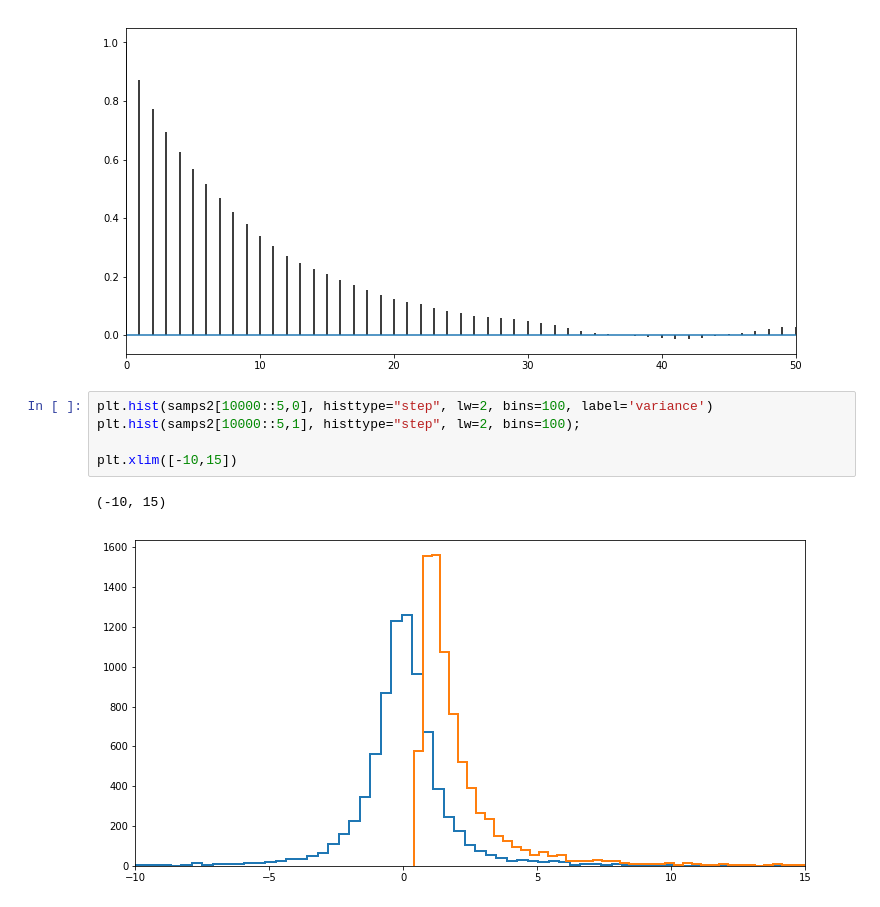
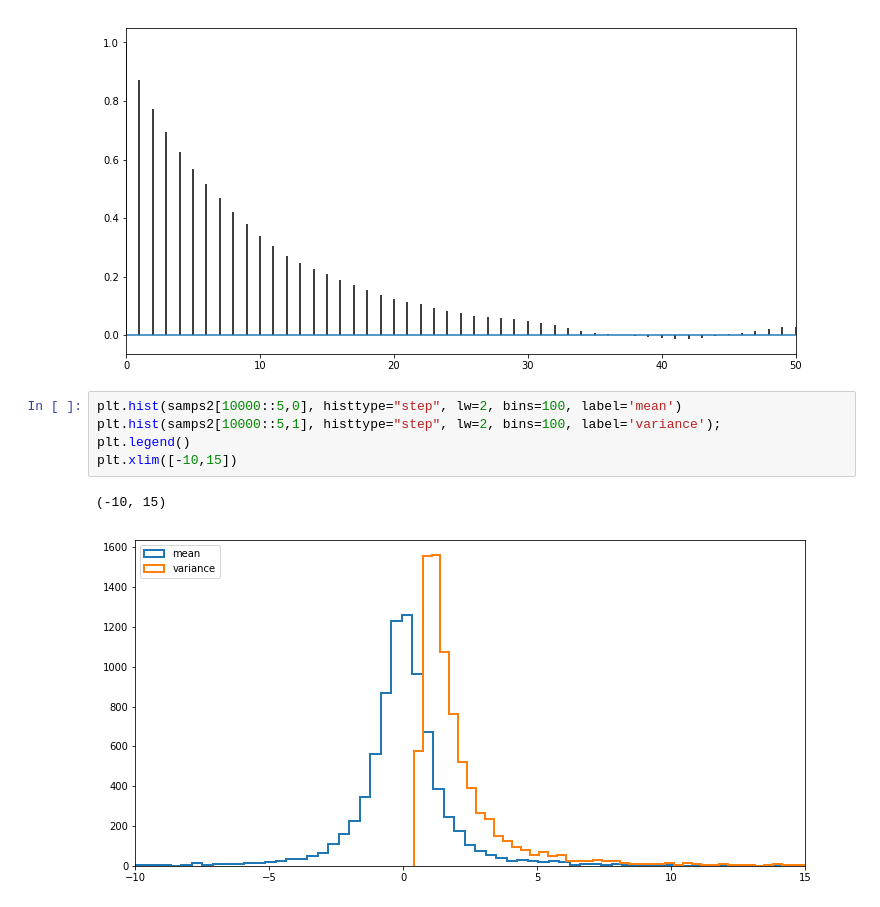
Before and after one commit to totucuong/bayes_data_analysis, a Jupyter notebook: notebooks/theory/prior_construction.ipynb, the cells around one changed output. Drawn from its saved outputs; the diff is of its cells as text.

```diff
--- a/notebooks/theory/prior_construction.ipynb
+++ b/notebooks/theory/prior_construction.ipynb
@@ -276,10 +276,10 @@ corrplot(samps2[10000::5,1])
 # %% [output]
 [figure]
 # %%
-plt.hist(samps2[10000::5,0], histtype="step", lw=2, bins=100, label='variance')
-plt.hist(samps2[10000::5,1], histtype="step", lw=2, bins=100);
-
+plt.hist(samps2[10000::5,0], histtype="step", lw=2, bins=100, label='mean')
+plt.hist(samps2[10000::5,1], histtype="step", lw=2, bins=100, label='variance');
+plt.legend()
 plt.xlim([-10,15])
 # %% [output]
 (-10, 15)
-[figure, old version]
+[figure, new version]
```
Also changed, not shown: 2 other files.
